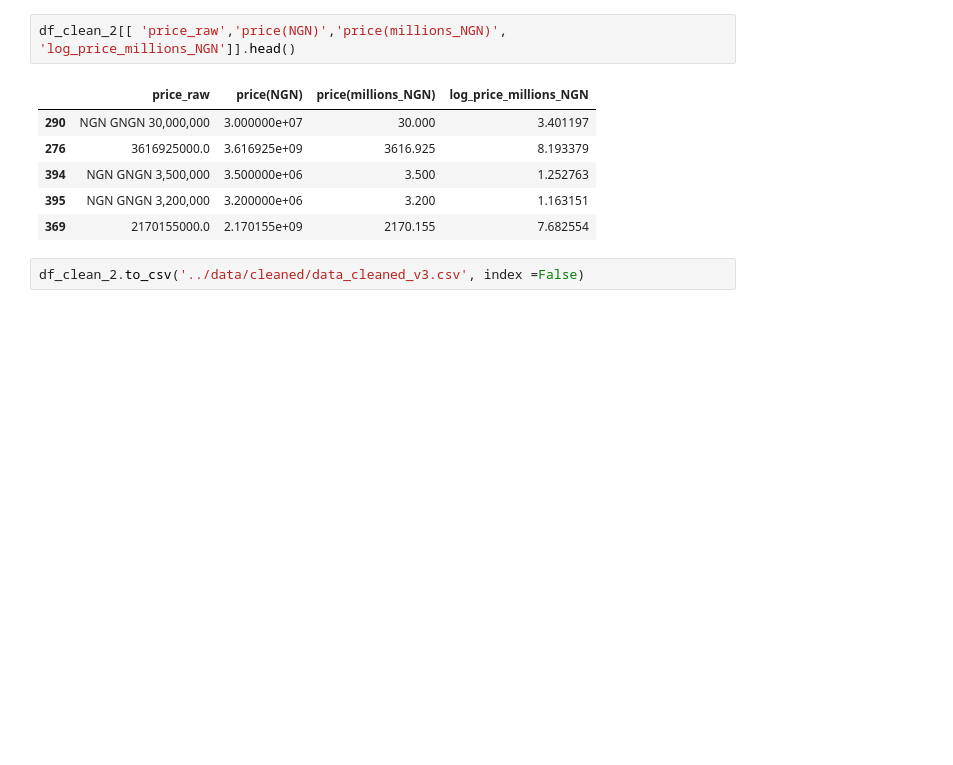
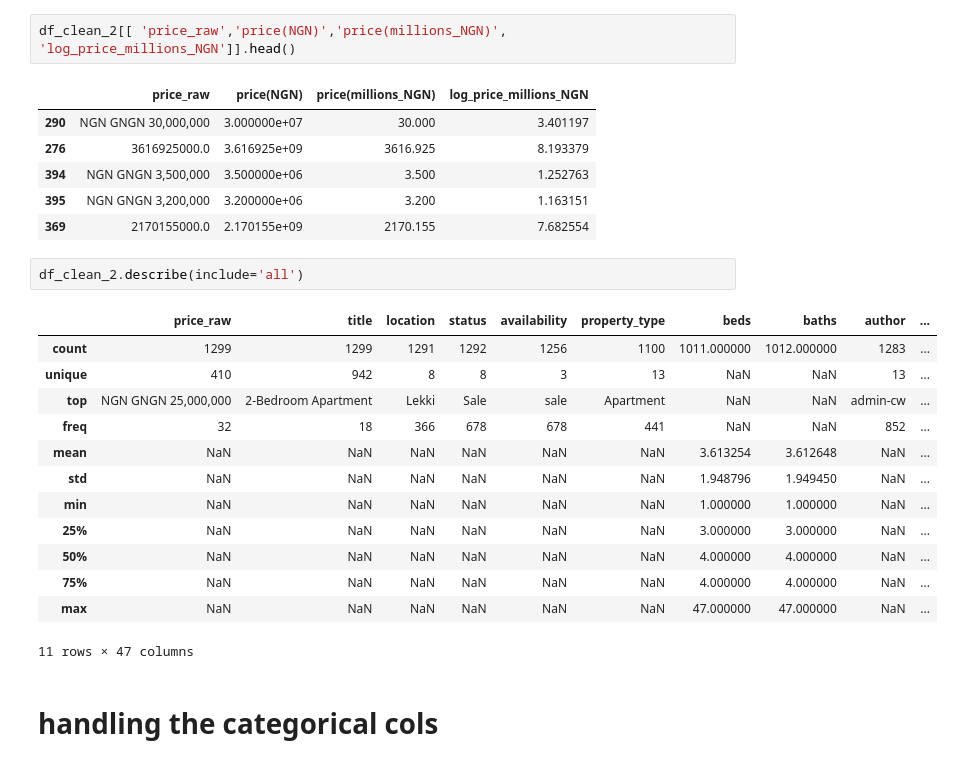
Before and after one commit to adamlaw669/Lagos-Real-Estate-Market-Analysis, a Jupyter notebook: notebooks/cleaning_eda.ipynb, the cells around one changed output. Drawn from its saved outputs; the diff is of its cells as text; blank space fills up the shorter version.

Commit message:
made great progress cleaning

```diff
--- a/notebooks/cleaning_eda.ipynb
+++ b/notebooks/cleaning_eda.ipynb
@@ -394,5 +395,21 @@ df_clean_2[[ 'price_raw','price(NGN)','price(millions_NGN)', 'log_price_millions
 | 394 | NGN GNGN 3,500,000 | 3.500000e+06 | 3.500 | 1.252763 |
 | 395 | NGN GNGN 3,200,000 | 3.200000e+06 | 3.200 | 1.163151 |
 | 369 | 2170155000.0 | 2.170155e+09 | 2170.155 | 7.682554 |
-# %%
-df_clean_2.to_csv('../data/cleaned/data_cleaned_v3.csv', index =False)
+# %%
+df_clean_2.describe(include='all')
+# %% [output]
+|  | price_raw | title | location | status | availability | property_type | beds | baths | author | ... |
+| count | 1299 | 1299 | 1291 | 1292 | 1256 | 1100 | 1011.000000 | 1012.000000 | 1283 | ... |
+| unique | 410 | 942 | 8 | 8 | 3 | 13 | NaN | NaN | 13 | ... |
+| top | NGN GNGN 25,000,000 | 2-Bedroom Apartment | Lekki | Sale | sale | Apartment | NaN | NaN | admin-cw | ... |
+| freq | 32 | 18 | 366 | 678 | 678 | 441 | NaN | NaN | 852 | ... |
+| mean | NaN | NaN | NaN | NaN | NaN | NaN | 3.613254 | 3.612648 | NaN | ... |
+| std | NaN | NaN | NaN | NaN | NaN | NaN | 1.948796 | 1.949450 | NaN | ... |
+| min | NaN | NaN | NaN | NaN | NaN | NaN | 1.000000 | 1.000000 | NaN | ... |
+| 25% | NaN | NaN | NaN | NaN | NaN | NaN | 3.000000 | 3.000000 | NaN | ... |
+| 50% | NaN | NaN | NaN | NaN | NaN | NaN | 4.000000 | 4.000000 | NaN | ... |
+| 75% | NaN | NaN | NaN | NaN | NaN | NaN | 4.000000 | 4.000000 | NaN | ... |
+| max | NaN | NaN | NaN | NaN | NaN | NaN | 47.000000 | 47.000000 | NaN | ... |
+11 rows × 47 columns
+# %% [markdown]
+# handling the categorical cols
```
Also changed, not shown: parts of 27 cells of this notebook, 1 other file.
